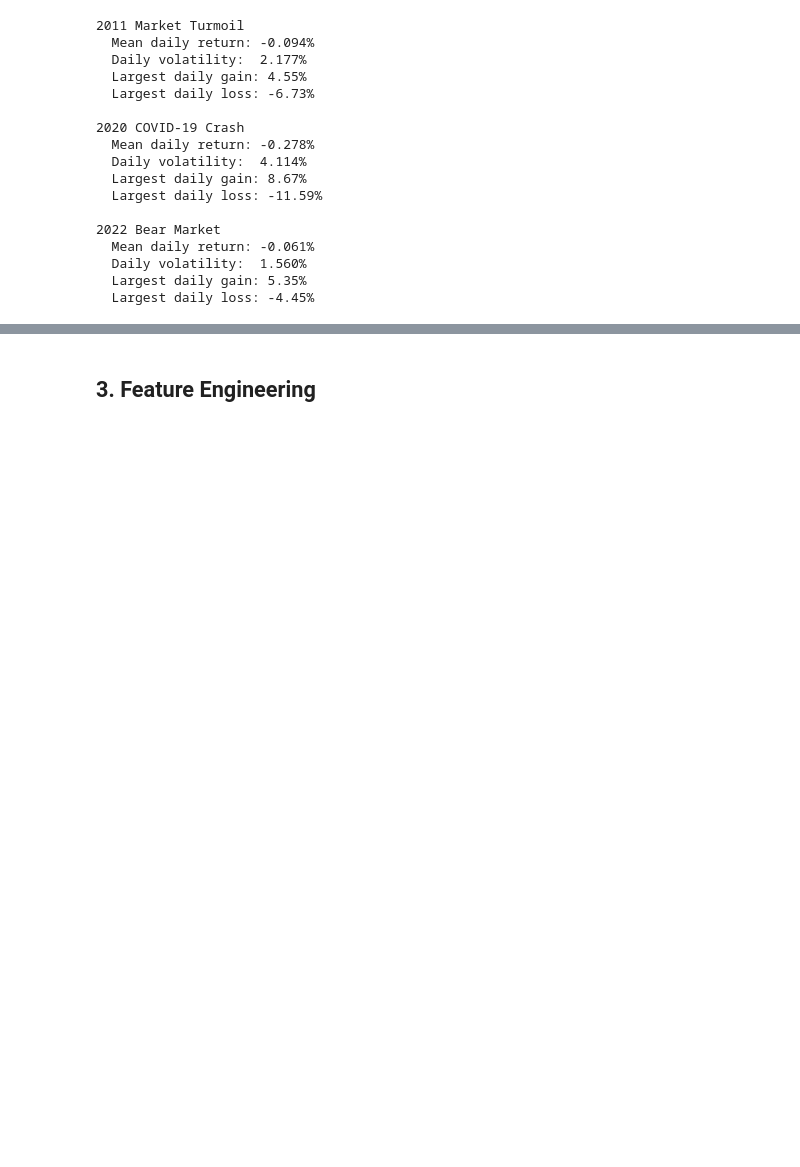
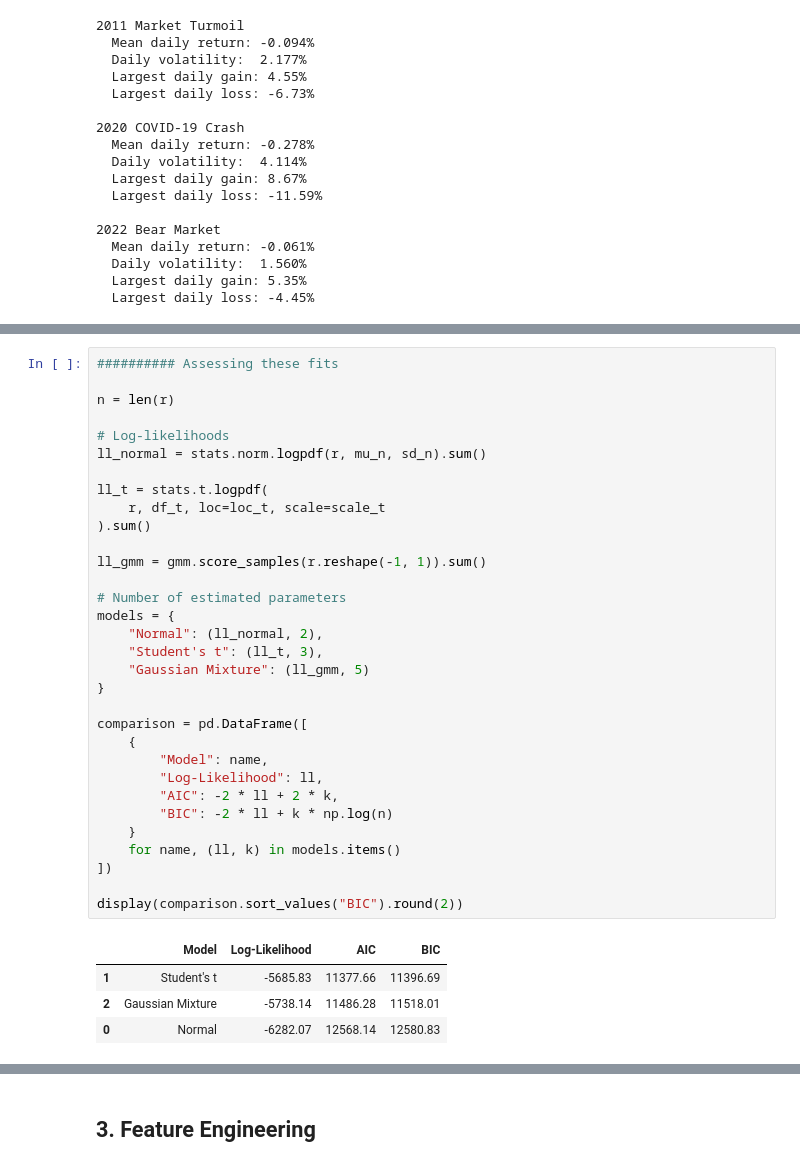
Before and after one commit to minjee-kim/financial-forecasting, a Jupyter notebook: analysis.ipynb, the cells around one changed output, grey strips where cells are left out. Cells and saved outputs as stored; diff of their text form; blank space fills up the shorter version.

```diff
--- a/analysis.ipynb
+++ b/analysis.ipynb
@@ -324,0 +521,37 @@ for name, (start, end) in periods.items():
+# %%
+########## Assessing these fits
+
+n = len(r)
+
+# Log-likelihoods
+ll_normal = stats.norm.logpdf(r, mu_n, sd_n).sum()
+
+ll_t = stats.t.logpdf(
+    r, df_t, loc=loc_t, scale=scale_t
+).sum()
+
+ll_gmm = gmm.score_samples(r.reshape(-1, 1)).sum()
+
+# Number of estimated parameters
+models = {
+    "Normal": (ll_normal, 2),
+    "Student's t": (ll_t, 3),
+    "Gaussian Mixture": (ll_gmm, 5)
+}
+
+comparison = pd.DataFrame([
+    {
+        "Model": name,
+        "Log-Likelihood": ll,
+        "AIC": -2 * ll + 2 * k,
+        "BIC": -2 * ll + k * np.log(n)
+    }
+    for name, (ll, k) in models.items()
+])
+
+display(comparison.sort_values("BIC").round(2))
+# %% [output]
+|  | Model | Log-Likelihood | AIC | BIC |
+| 1 | Student's t | -5685.83 | 11377.66 | 11396.69 |
+| 2 | Gaussian Mixture | -5738.14 | 11486.28 | 11518.01 |
+| 0 | Normal | -6282.07 | 12568.14 | 12580.83 |
```
Also changed, not shown: parts of 16 cells of this notebook.
